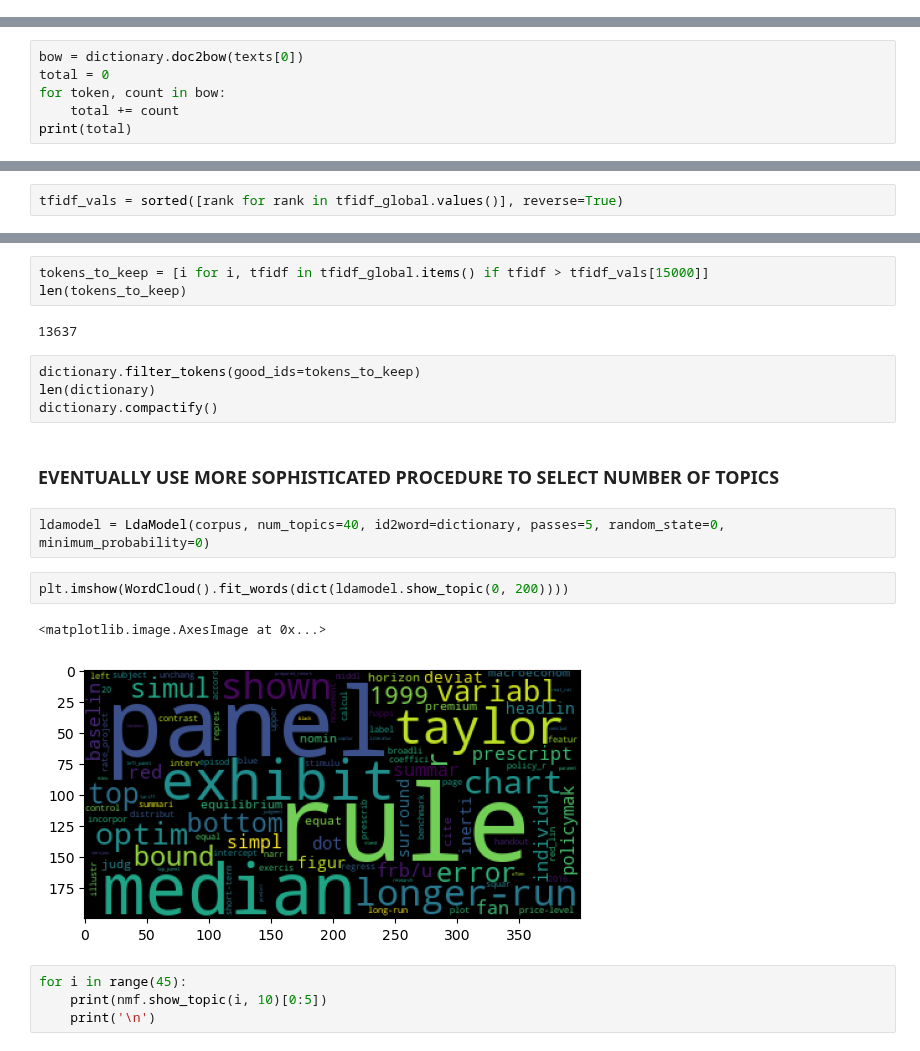
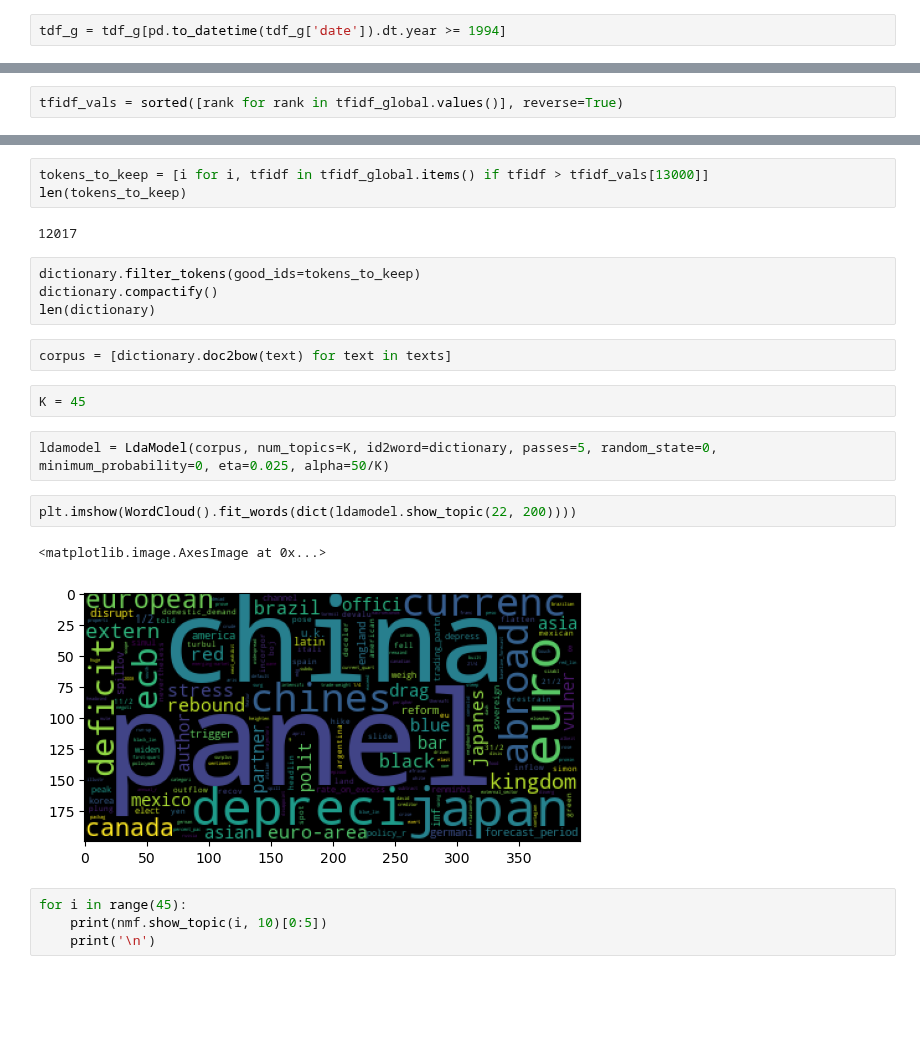
Before and after one commit to bendurham441/fed-nlp, a Jupyter notebook: topic_modelling.ipynb, the cells around one changed output, grey strips where cells are left out. Drawn from its saved outputs; the diff is of its cells as text; blank space fills up the shorter version.

Commit message:
Cleaned up topic modelling

```diff
--- a/topic_modelling.ipynb
+++ b/topic_modelling.ipynb
@@ -22,3 +35,5 @@ tdf_g = pd.read_csv('speaker_grouped.csv')
+# %%
+tdf_g = tdf_g[pd.to_datetime(tdf_g['date']).dt.year >= 1994]
 # %%
 tdf_g['tokens'] = tdf_g['text_enhanced'].apply(lambda x : utils.process(x, stemmer=stemmer))
 # %%
@@ -55,6 +44,0 @@ len(dictionary)
-# %%
-bow = dictionary.doc2bow(texts[0])
-total = 0
-for token, count in bow:
-    total += count
-print(total)
@@ -125,21 +80,23 @@ plt.plot(tfidf_vals)
 # %%
-tokens_to_keep = [i for i, tfidf in tfidf_global.items() if tfidf > tfidf_vals[15000]]
+tokens_to_keep = [i for i, tfidf in tfidf_global.items() if tfidf > tfidf_vals[13000]]
 len(tokens_to_keep)
 # %% [output]
-13637
+12017
 # %%
 dictionary.filter_tokens(good_ids=tokens_to_keep)
+dictionary.compactify()
 len(dictionary)
-dictionary.compactify()
-# %% [markdown]
-### EVENTUALLY USE MORE SOPHISTICATED PROCEDURE TO SELECT NUMBER OF TOPICS
+# %%
+corpus = [dictionary.doc2bow(text) for text in texts]
+# %%
+K = 45
 # %%
-ldamodel = LdaModel(corpus, num_topics=40, id2word=dictionary, passes=5, random_state=0, minimum_probability=0)
+ldamodel = LdaModel(corpus, num_topics=K, id2word=dictionary, passes=5, random_state=0, minimum_probability=0, eta=0.025, alpha=50/K)
 # %%
-plt.imshow(WordCloud().fit_words(dict(ldamodel.show_topic(0, 200))))
+plt.imshow(WordCloud().fit_words(dict(ldamodel.show_topic(22, 200))))
 # %% [output]
 <matplotlib.image.AxesImage at 0x...>
-[figure, old version]
+[figure, new version]
 # %%
 for i in range(45):
     print(nmf.show_topic(i, 10)[0:5])
```
Also changed, not shown: parts of 29 cells of this notebook.
